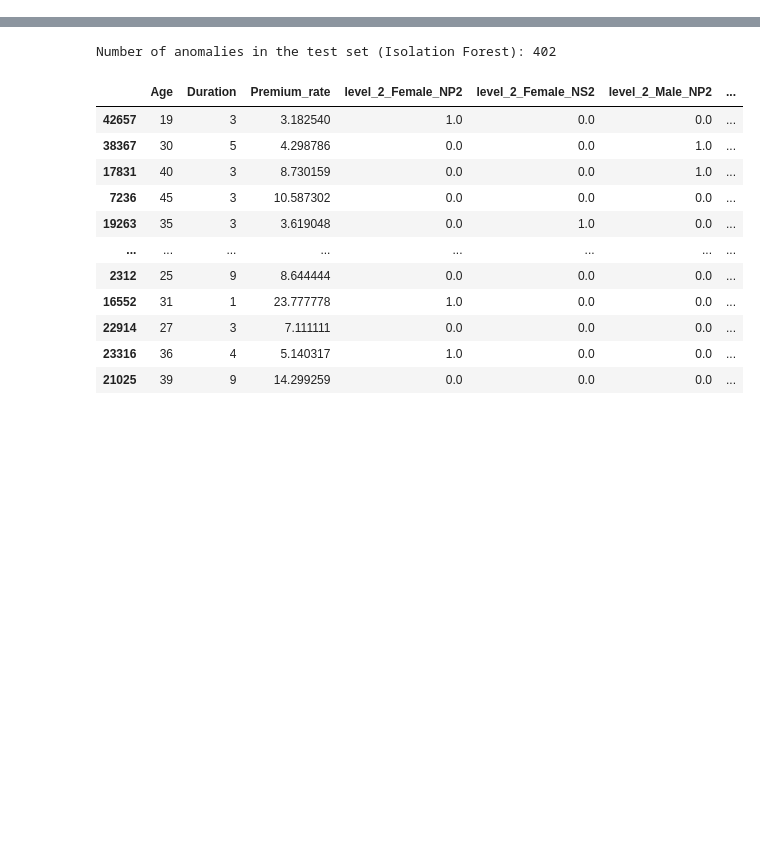
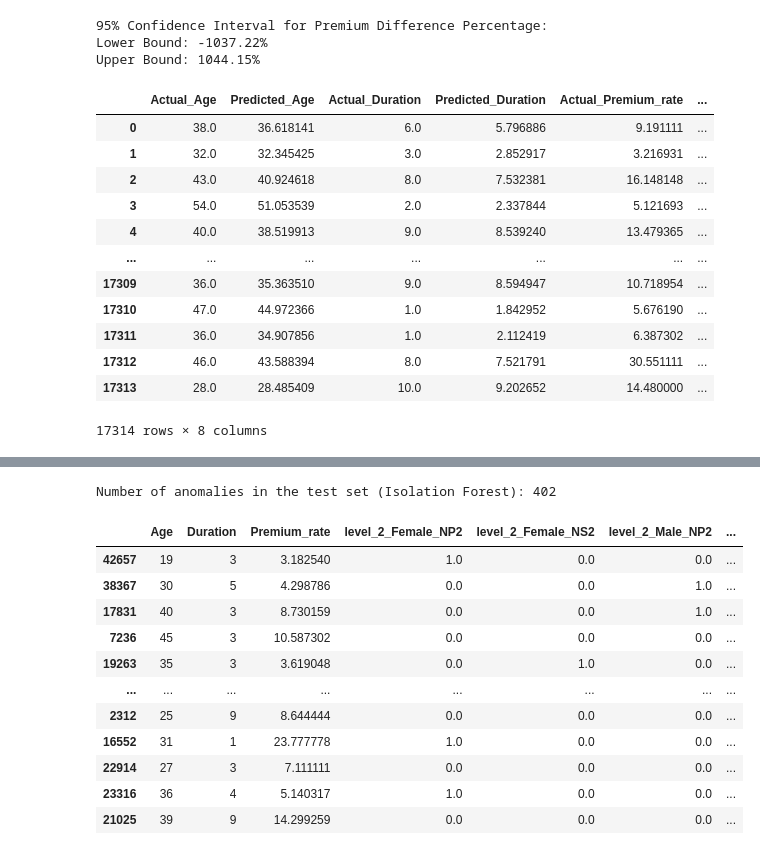
Before and after one commit to Dhaneshkp/DesktopAssistant, a Jupyter notebook: DATA_processing_outlier VAE.ipynb, the cells around one changed output, grey strips where cells are left out. Cells and saved outputs as stored; diff of their text form; code cells hidden in the pictures; blank space fills up the shorter version.

```diff
--- a/DATA_processing_outlier VAE.ipynb
+++ b/DATA_processing_outlier VAE.ipynb
@@ -211,0 +270,40 @@ Number of anomalies in the test set: 449
+# %%
+# prompt: find the anomalies in the comparison df as cases were predicted and actual premiums are compared im tems of %s, also identify the 5% confidentce interval levels for this % and find anomalies are outside of this 95% confidence interval
+
+# Calculate the percentage difference between predicted and actual premium rates
+comparison_df['Premium_Diff_Pct'] = (comparison_df['Predicted_Premium_rate'] - comparison_df['Actual_Premium_rate']) / comparison_df['Predicted_Premium_rate']* 100
+
+# Calculate the mean and standard deviation of the percentage differences
+mean_diff = comparison_df['Premium_Diff_Pct'].mean()
+std_diff = comparison_df['Premium_Diff_Pct'].std()
+
+# Calculate the 95% confidence interval
+lower_bound = mean_diff - 1.96 * std_diff
+upper_bound = mean_diff + 1.96 * std_diff
+
+# Identify anomalies outside the 95% confidence interval
+comparison_df['Anomaly'] = (comparison_df['Premium_Diff_Pct'] < lower_bound) | (comparison_df['Premium_Diff_Pct'] > upper_bound)
+
+# Print the anomalies
+print("\n95% Confidence Interval for Premium Difference Percentage:")
+print(f"Lower Bound: {lower_bound:.2f}%")
+print(f"Upper Bound: {upper_bound:.2f}%")
+
+comparison_df
+# %% [output]
+95% Confidence Interval for Premium Difference Percentage:
+Lower Bound: -1037.22%
+Upper Bound: 1044.15%
+|  | Actual_Age | Predicted_Age | Actual_Duration | Predicted_Duration | Actual_Premium_rate | ... |
+| 0 | 38.0 | 36.618141 | 6.0 | 5.796886 | 9.191111 | ... |
+| 1 | 32.0 | 32.345425 | 3.0 | 2.852917 | 3.216931 | ... |
+| 2 | 43.0 | 40.924618 | 8.0 | 7.532381 | 16.148148 | ... |
+| 3 | 54.0 | 51.053539 | 2.0 | 2.337844 | 5.121693 | ... |
+| 4 | 40.0 | 38.519913 | 9.0 | 8.539240 | 13.479365 | ... |
+| ... | ... | ... | ... | ... | ... | ... |
+| 17309 | 36.0 | 35.363510 | 9.0 | 8.594947 | 10.718954 | ... |
+| 17310 | 47.0 | 44.972366 | 1.0 | 1.842952 | 5.676190 | ... |
+| 17311 | 36.0 | 34.907856 | 1.0 | 2.112419 | 6.387302 | ... |
+| 17312 | 46.0 | 43.588394 | 8.0 | 7.521791 | 30.551111 | ... |
+| 17313 | 28.0 | 28.485409 | 10.0 | 9.202652 | 14.480000 | ... |
+17314 rows × 8 columns
```
Also changed, not shown: parts of 11 cells of this notebook.
